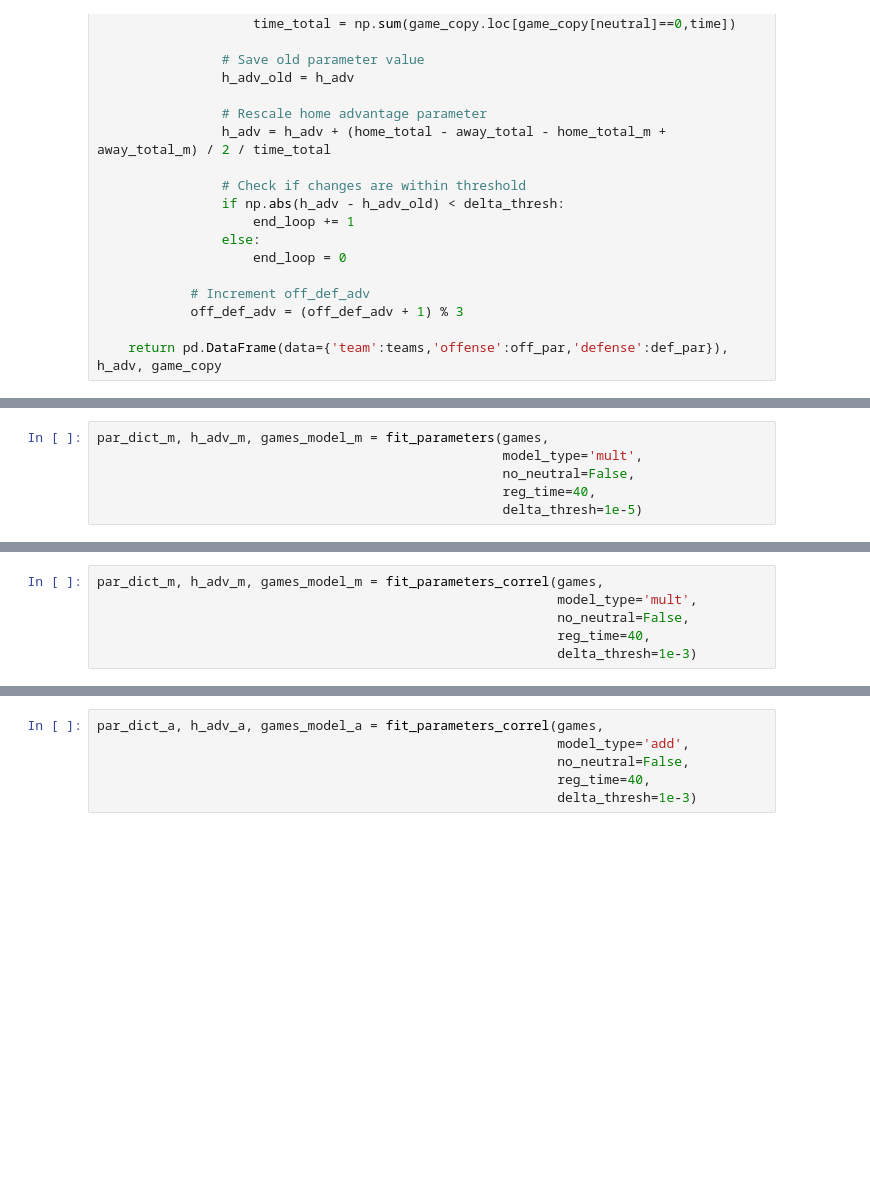
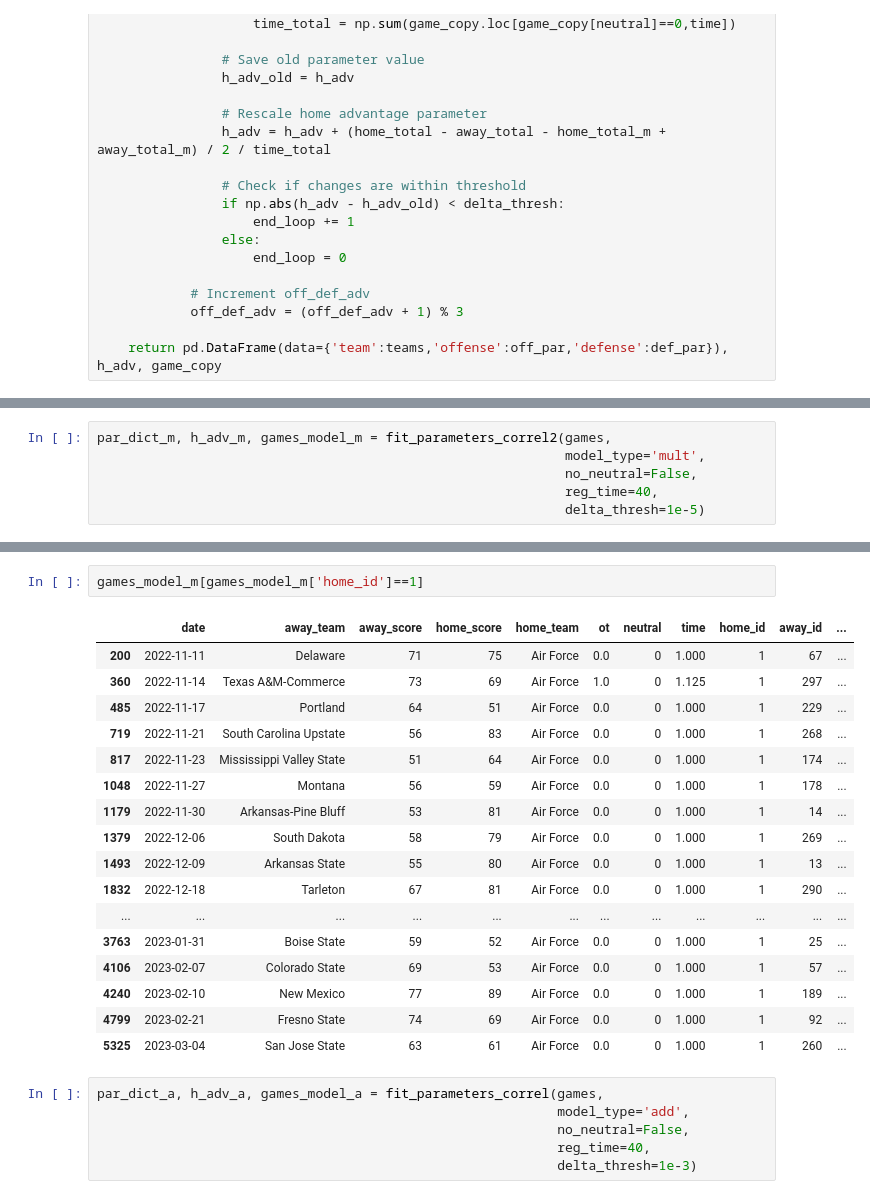
Before and after one commit to daviderics/Basketball-Model, a Jupyter notebook: bball_modeler.ipynb, the cells around one changed output, grey strips where cells are left out. Saved outputs shown, nothing was run; the diff lists cells and outputs as text; blank space fills up the shorter version.

```diff
--- a/bball_modeler.ipynb
+++ b/bball_modeler.ipynb
@@ -911,8 +1346,8 @@ def fit_parameters_correl(game_data,
 
     return pd.DataFrame(data={'team':teams,'offense':off_par,'defense':def_par}), h_adv, game_copy
 # %%
-par_dict_m, h_adv_m, games_model_m = fit_parameters(games,
-                                                    model_type='mult',
-                                                    no_neutral=False,
-                                                    reg_time=40,
-                                                    delta_thresh=1e-5)
+par_dict_m, h_adv_m, games_model_m = fit_parameters_correl2(games,
+                                                            model_type='mult',
+                                                            no_neutral=False,
+                                                            reg_time=40,
+                                                            delta_thresh=1e-5)
@@ -944,6 +1375,0 @@ h_adv_m
-# %%
-par_dict_m, h_adv_m, games_model_m = fit_parameters_correl(games,
-                                                           model_type='mult',
-                                                           no_neutral=False,
-                                                           reg_time=40,
-                                                           delta_thresh=1e-3)
@@ -990,3 +1484,23 @@ par_dict_m[0:25]
+# %%
+games_model_m[games_model_m['home_id']==1]
+# %% [output]
+|  | date | away_team | away_score | home_score | home_team | ot | neutral | time | home_id | away_id | ... |
+| 200 | 2022-11-11 | Delaware | 71 | 75 | Air Force | 0.0 | 0 | 1.000 | 1 | 67 | ... |
+| 360 | 2022-11-14 | Texas A&M-Commerce | 73 | 69 | Air Force | 1.0 | 0 | 1.125 | 1 | 297 | ... |
+| 485 | 2022-11-17 | Portland | 64 | 51 | Air Force | 0.0 | 0 | 1.000 | 1 | 229 | ... |
+| 719 | 2022-11-21 | South Carolina Upstate | 56 | 83 | Air Force | 0.0 | 0 | 1.000 | 1 | 268 | ... |
+| 817 | 2022-11-23 | Mississippi Valley State | 51 | 64 | Air Force | 0.0 | 0 | 1.000 | 1 | 174 | ... |
+| 1048 | 2022-11-27 | Montana | 56 | 59 | Air Force | 0.0 | 0 | 1.000 | 1 | 178 | ... |
+| 1179 | 2022-11-30 | Arkansas-Pine Bluff | 53 | 81 | Air Force | 0.0 | 0 | 1.000 | 1 | 14 | ... |
+| 1379 | 2022-12-06 | South Dakota | 58 | 79 | Air Force | 0.0 | 0 | 1.000 | 1 | 269 | ... |
+| 1493 | 2022-12-09 | Arkansas State | 55 | 80 | Air Force | 0.0 | 0 | 1.000 | 1 | 13 | ... |
+| 1832 | 2022-12-18 | Tarleton | 67 | 81 | Air Force | 0.0 | 0 | 1.000 | 1 | 290 | ... |
+| ... | ... | ... | ... | ... | ... | ... | ... | ... | ... | ... | ... |
+| 3763 | 2023-01-31 | Boise State | 59 | 52 | Air Force | 0.0 | 0 | 1.000 | 1 | 25 | ... |
+| 4106 | 2023-02-07 | Colorado State | 69 | 53 | Air Force | 0.0 | 0 | 1.000 | 1 | 57 | ... |
+| 4240 | 2023-02-10 | New Mexico | 77 | 89 | Air Force | 0.0 | 0 | 1.000 | 1 | 189 | ... |
+| 4799 | 2023-02-21 | Fresno State | 74 | 69 | Air Force | 0.0 | 0 | 1.000 | 1 | 92 | ... |
+| 5325 | 2023-03-04 | San Jose State | 63 | 61 | Air Force | 0.0 | 0 | 1.000 | 1 | 260 | ... |
 # %%
 par_dict_a, h_adv_a, games_model_a = fit_parameters_correl(games,
                                                            model_type='add',
```
Also changed, not shown: parts of 17 cells of this notebook.
